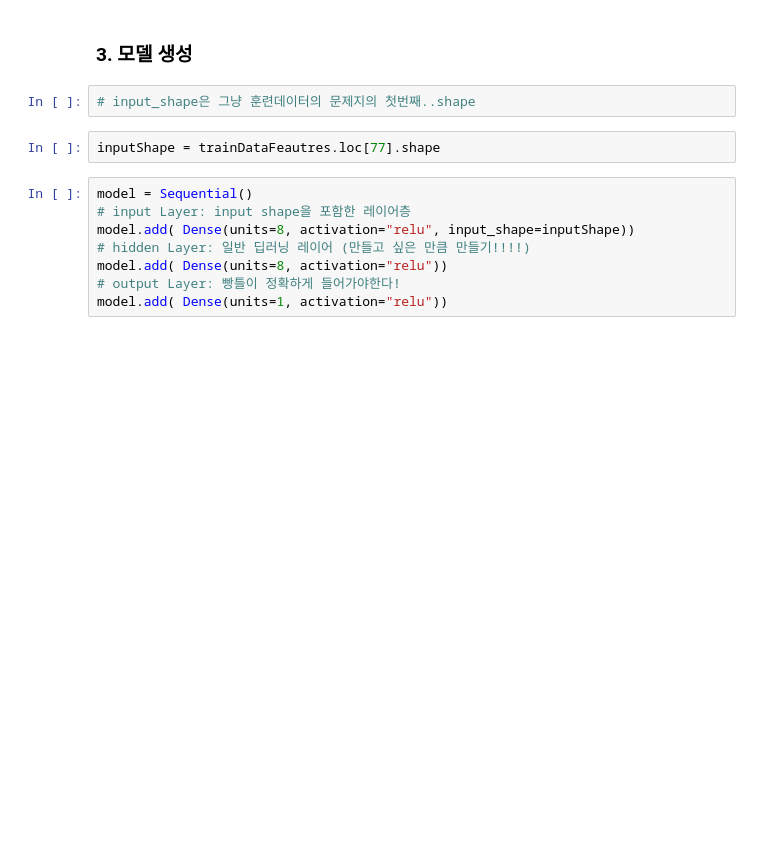
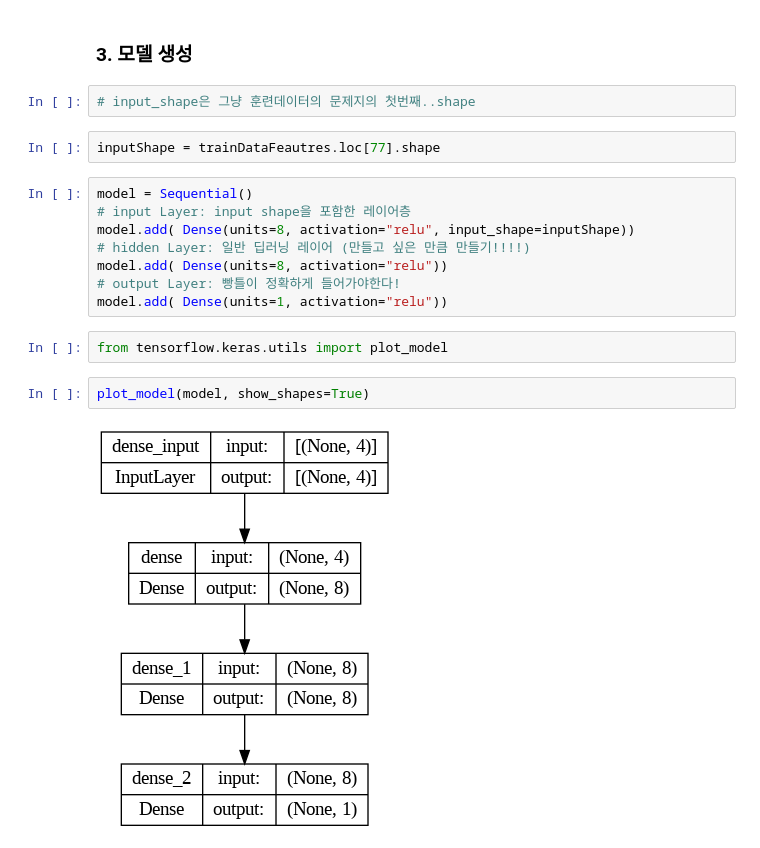
Before and after one commit to hyokwan/kopo_python_2024, a Jupyter notebook: Session08_딥러닝/유형별로실습하는딥러닝_Regression_kopo_0529.ipynb, the cells around one changed output. Cells and saved outputs as stored; diff of their text form; blank space fills up the shorter version.

```diff
--- a/Session08_딥러닝/유형별로실습하는딥러닝_Regression_kopo_0529.ipynb
+++ b/Session08_딥러닝/유형별로실습하는딥러닝_Regression_kopo_0529.ipynb
@@ -83,6 +85,12 @@ model.add( Dense(units=8, activation="relu", input_shape=inputShape))
 model.add( Dense(units=8, activation="relu"))
 # output Layer: 빵틀이 정확하게 들어가야한다!
 model.add( Dense(units=1, activation="relu"))
+# %%
+from tensorflow.keras.utils import plot_model
+# %%
+plot_model(model, show_shapes=True)
+# %% [output]
+[figure, added]
 # %%
 model.summary()
 # %% [output]
```
Also changed, not shown: parts of 20 cells of this notebook.
